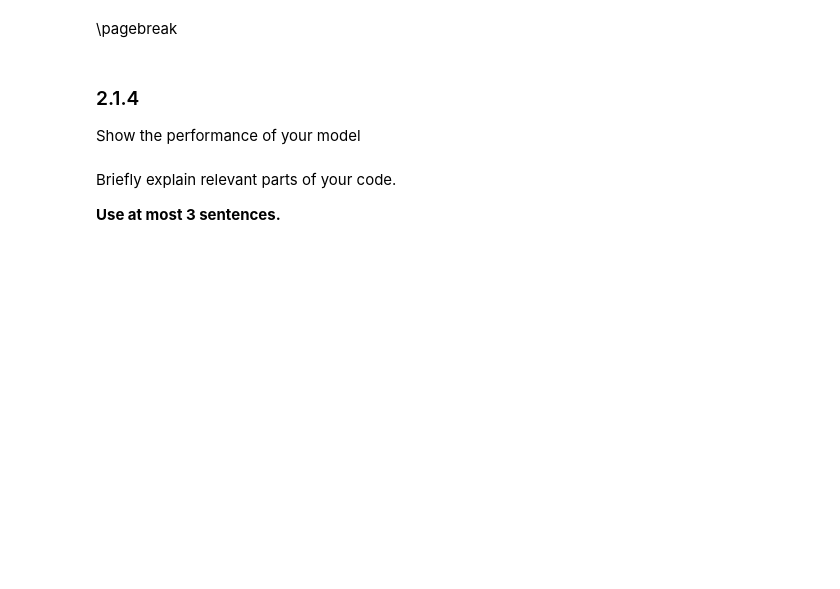
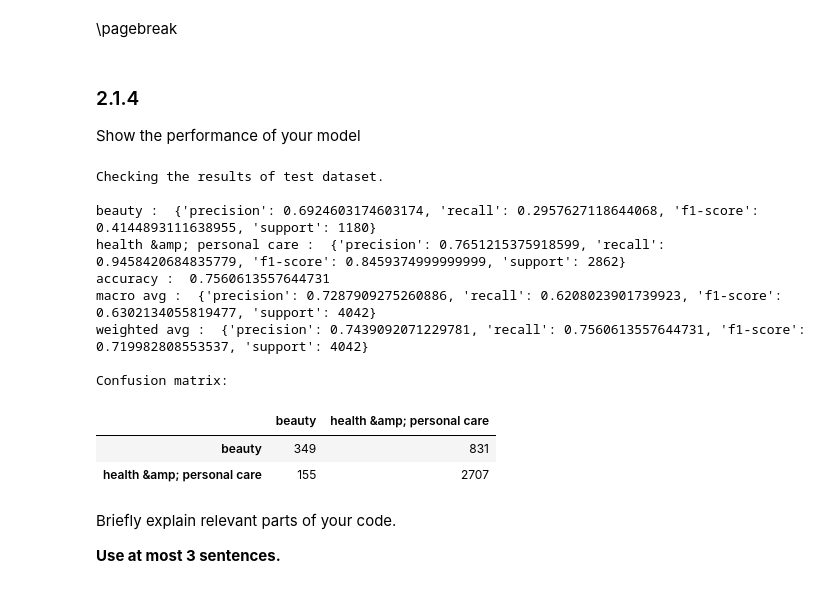
Before and after one commit to Joanna-O-Ben/ADM23_HW1, a Jupyter notebook: HW4/DMT2023_HW4_part_2.ipynb, the cells around one changed output. Saved outputs shown, nothing was run; the diff lists cells and outputs as text; code cells hidden in the pictures; blank space fills up the shorter version.

```diff
--- a/HW4/DMT2023_HW4_part_2.ipynb
+++ b/HW4/DMT2023_HW4_part_2.ipynb
@@ -1038,7 +1040,8 @@ vocab.set_default_index(vocab["<unk>"]) #"<unk>" == special token "unknown"
 # print(len(vocab))
 
 text_pipeline = lambda x: vocab(tokenizer(x))      # tokenize the text (to become a list)
-label_pipeline = lambda x: int(x) - 1     # pass it to the vocabulary; '-1' because the indeces start from 0
+# label_pipeline = lambda x: int(x) - 1     # pass it to the vocabulary; '-1' because the indeces start from 0
+label_pipeline = lambda x: int(x)
 
 device = torch.device("cuda" if torch.cuda.is_available() else "cpu")   #'cuda' for checking if the GPU is available
 
@@ -1527,6 +1575,60 @@ Briefly explain relevant parts of your code.
 # %% [markdown]
 ### 2.1.4
 Show the performance of your model
+# %%
+#YOUR CODE STARTS HERE#
+
+# classes_names = ['0','1']
+classes_names = ["beauty", "health &amp; personal care"]
+
+def evaluate_extended(dataloader):
+    model.eval()
+    y_true = torch.tensor([])
+    y_pred = torch.tensor([])
+    with torch.no_grad():
+        for idx, (label, text, offsets) in enumerate(dataloader):
+            predicted_label = model(text, offsets)
+            y_true = torch.cat((y_true,label))
+            y_pred = torch.cat((y_pred,predicted_label.argmax(1)))
+    output_classification_report = metrics.classification_report(
+									y_true,
+									y_pred,
+									target_names = classes_names, output_dict = True)
+    # print(output_classification_report)
+    for i in output_classification_report:
+        print(i,": ", output_classification_report[i])
+    print("\nConfusion matrix:")
+    df = pd.DataFrame(metrics.confusion_matrix(y_true, y_pred, labels=np.arange(2)))
+    df.rename(index= {0:'beauty', 1: "health &amp; personal care"}, columns= {0:'beauty', 1: "health &amp; personal care"}, inplace=True)
+    display(df)
+
+print('Checking the results of test dataset.\n')
+# accu_test = evaluate(test_dataloader)
+# print('test accuracy {:8.3f}'.format(accu_test))
+evaluate_extended(test_dataloader)
+
+
+
+
+
+
+
+
+#YOUR CODE ENDS HERE#
+#THIS IS LINE 40#
+# %% [output]
+Checking the results of test dataset.
+
+beauty :  {'precision': 0.6924603174603174, 'recall': 0.2957627118644068, 'f1-score': 0.4144893111638955, 'support': 1180}
+health &amp; personal care :  {'precision': 0.7651215375918599, 'recall': 0.9458420684835779, 'f1-score': 0.8459374999999999, 'support': 2862}
+accuracy :  0.7560613557644731
+macro avg :  {'precision': 0.7287909275260886, 'recall': 0.6208023901739923, 'f1-score': 0.6302134055819477, 'support': 4042}
+weighted avg :  {'precision': 0.7439092071229781, 'recall': 0.7560613557644731, 'f1-score': 0.719982808553537, 'support': 4042}
+
+Confusion matrix:
+|  | beauty | health &amp; personal care |
+| beauty | 349 | 831 |
+| health &amp; personal care | 155 | 2707 |
 # %%
 #YOUR CODE STARTS HERE#
 
```
Also changed, not shown: parts of 14 cells of this notebook.
